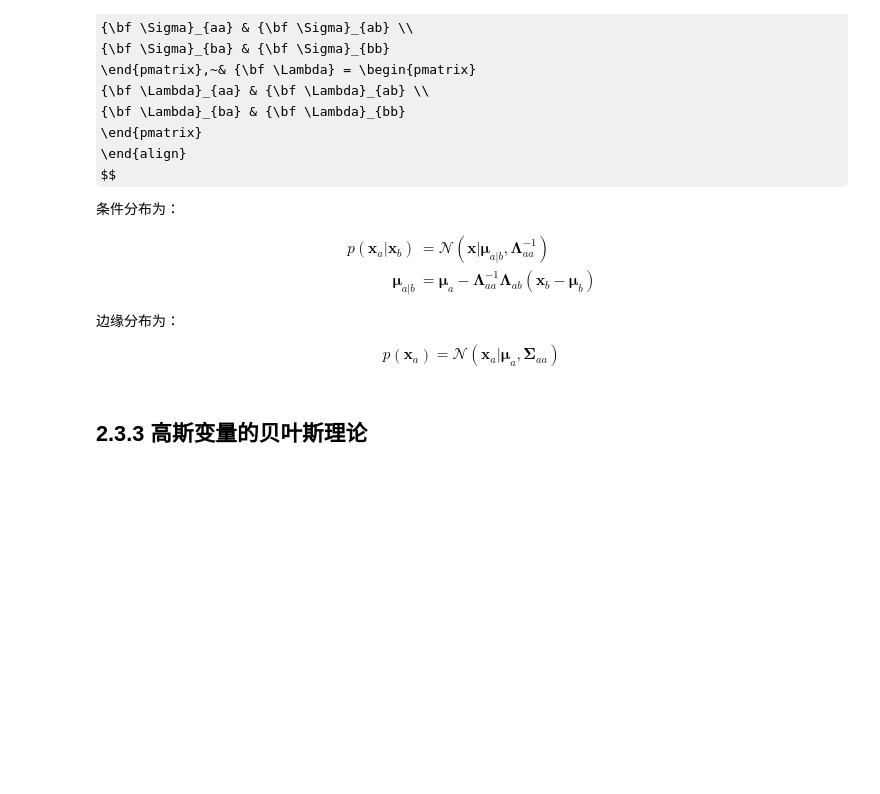
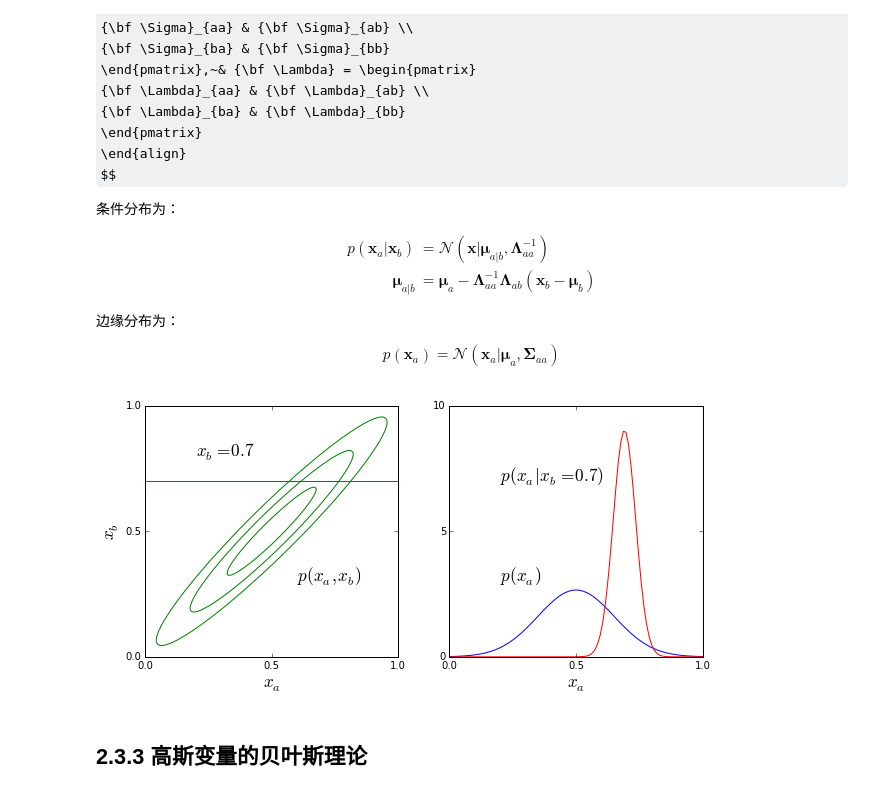
Before and after one commit to wanghaisheng/notes-machine-learning, a Jupyter notebook: Pattern-Recognition-and-Machine-Learning/Chap-02-Probability-Distributions/02-03-The-Gaussian-Distribution.ipynb, the cells around one changed output. Drawn from its saved outputs; the diff is of its cells as text; code cells hidden in the pictures; some formulas as TeX source; blank space fills up the shorter version.

```diff
--- a/Pattern-Recognition-and-Machine-Learning/Chap-02-Probability-Distributions/02-03-The-Gaussian-Distribution.ipynb
+++ b/Pattern-Recognition-and-Machine-Learning/Chap-02-Probability-Distributions/02-03-The-Gaussian-Distribution.ipynb
@@ -609,6 +612,76 @@ $$
 $$
 p(\mathbf x_a)=\mathcal N (\mathbf x_a|\mathbf \mu_{a}, \mathbf \Sigma_{aa})
 $$
+# %%
+from scipy.stats import norm
+from matplotlib.mlab import bivariate_normal
+
+x, y = np.mgrid[0:1:.01, 0:1:.01]
+
+fig, ax = plt.subplots(1, 2, figsize=(10, 4.5), dpi=200)
+
+mu_a = 0.5
+mu_b = 0.5
+sigma_aa = 0.15
+sigma_bb = 0.15
+sigma_ab = 0.0215
+
+
+# 联合分布
+
+z = bivariate_normal(x, y,
+                     mux=mu_a,
+                     muy=mu_b,
+                     sigmax=sigma_aa,
+                     sigmay=sigma_bb,
+                     sigmaxy=sigma_ab)
+
+ax[0].contour(x, y, z, colors="g",
+              levels = [0.99 * z.min() + 0.01 * z.max(),
+                        0.9 * z.min() + 0.1 * z.max(),
+                        0.5 * z.min() + 0.5 * z.max()])
+
+ax[0].plot([0, 1], [0.7, 0.7], 'r')
+
+ax[0].set_xlim(0, 1)
+ax[0].set_ylim(0, 1)
+
+ax[0].set_xticks([0, 0.5, 1])
+ax[0].set_yticks([0, 0.5, 1])
+
+ax[0].set_xlabel(r"$x_a$", fontsize="xx-large")
+ax[0].set_ylabel(r"$x_b$", fontsize="xx-large")
+
+ax[0].text(0.2, 0.8, r"$x_b=0.7$", fontsize="xx-large")
+ax[0].text(0.6, 0.3, r"$p(x_a, x_b)$", fontsize="xx-large")
+
+# 边缘分布
+
+xx = np.linspace(0, 1, 100)
+
+pa = norm.pdf(xx, loc=mu_a, scale = sigma_aa)
+
+ax[1].plot(xx, pa, 'b')
+
+pa_b = norm.pdf(xx,
+                loc = mu_a + sigma_ab / sigma_bb ** 2 * (0.7 - mu_a),
+                scale = np.sqrt(sigma_aa ** 2 - sigma_ab ** 2 / sigma_bb ** 2))
+
+ax[1].set_xlabel(r"$x_a$", fontsize="xx-large")
+
+ax[1].set_xlim(0, 1)
+ax[1].set_ylim(0, 10)
+ax[1].set_xticks([0, 0.5, 1])
+ax[1].set_yticks([0, 5, 10])
+
+ax[1].text(0.2, 7, r"$p(x_a|x_b=0.7)$", fontsize="xx-large")
+ax[1].text(0.2, 3, r"$p(x_a)$", fontsize="xx-large")
+
+ax[1].plot(xx, pa_b, 'r')
+
+plt.show()
+# %% [output]
+[figure, added]
 # %% [markdown]
 ## 2.3.3 高斯变量的贝叶斯理论
 # %% [markdown]
```
Also changed, not shown: parts of 10 cells of this notebook, 2 other files.
